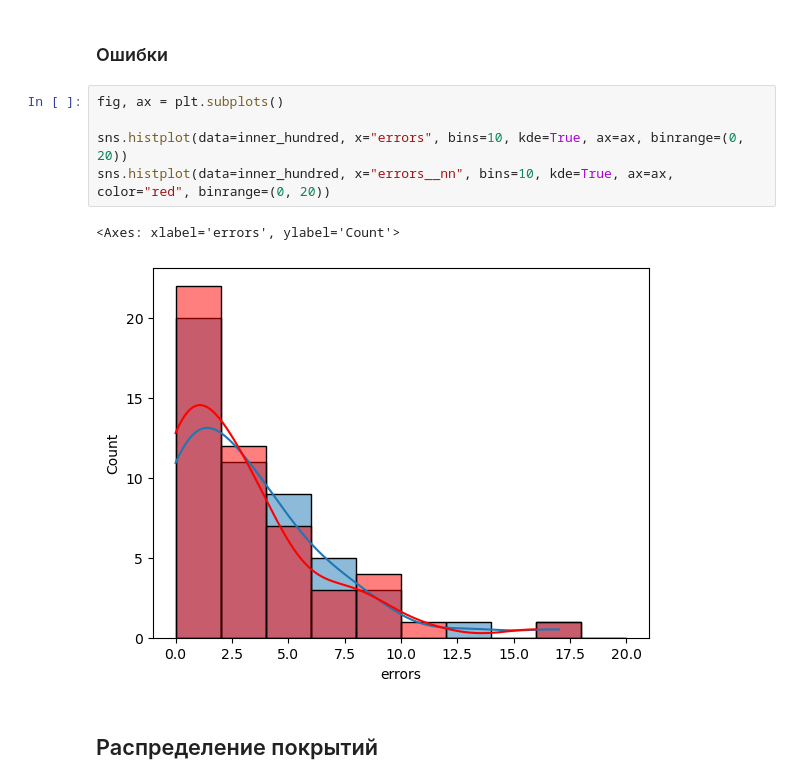
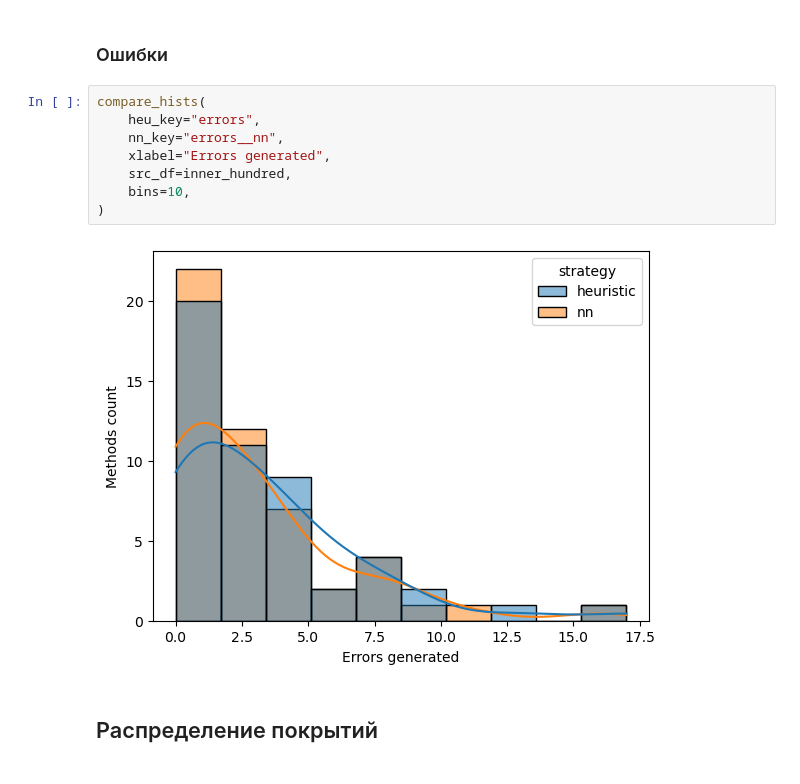
Before and after one commit to emnigma/vsharp_benchmarks, a Jupyter notebook: comparison.ipynb, the cells around one changed output. Cells and saved outputs as stored; diff of their text form.

```diff
--- a/comparison.ipynb
+++ b/comparison.ipynb
@@ -173,12 +178,14 @@ sns.histplot(data=inner_hundred, x="tests__nn", bins=10, kde=True, ax=ax, color=
 # %% [markdown]
 ### Ошибки
-# %%
-fig, ax = plt.subplots()
-
-sns.histplot(data=inner_hundred, x="errors", bins=10, kde=True, ax=ax, binrange=(0, 20))
-sns.histplot(data=inner_hundred, x="errors__nn", bins=10, kde=True, ax=ax, color="red", binrange=(0, 20))
-# %% [output]
-<Axes: xlabel='errors', ylabel='Count'>
-[figure, removed]
+# %%
+compare_hists(
+    heu_key="errors",
+    nn_key="errors__nn",
+    xlabel="Errors generated",
+    src_df=inner_hundred,
+    bins=10,
+)
+# %% [output]
+[figure, added]
 # %% [markdown]
 ## Распределение покрытий
```
Also changed, not shown: parts of 8 cells of this notebook.
